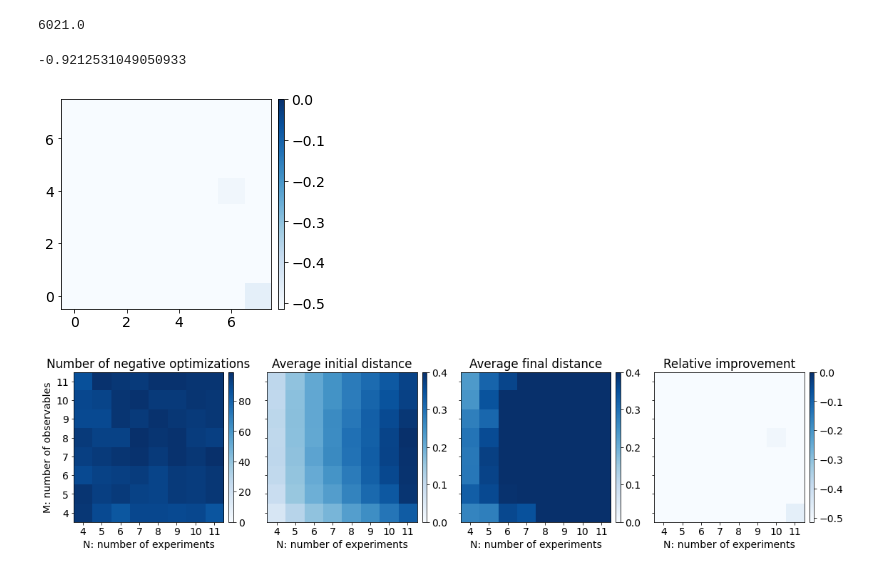
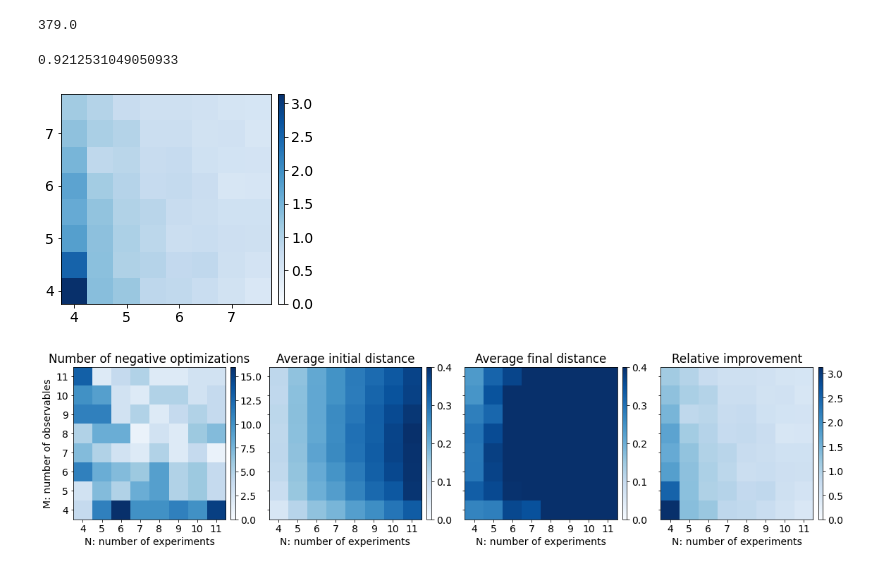
Before and after one commit to skozh/SVD, a Jupyter notebook: plot-3k-r.ipynb, the cells around one changed output. Cells and saved outputs as stored; diff of their text form; code cells hidden in the pictures.

```diff
--- a/plot-3k-r.ipynb
+++ b/plot-3k-r.ipynb
@@ -14,26 +14,28 @@ neg,avs,avm,avf,ri,rd = np.zeros((8,8)),np.zeros((8,8)),np.zeros((8,8)),np.zeros
 for m in range(8):
     for n in range(8):
         dnm = np.load('data/k3_r/m' + str(m+4) + '_n' + str(n+4) + '.npy')
-        diff = dnm[:,0] - dnm[:,1]
+        diff = dnm[:,1] - dnm[:,0]
         neg[m,n] = np.sum(diff<0)
         avs[m,n] = np.mean(dnm[:,0])
         avf[m,n] = np.mean(dnm[:,1])
-        ri[m,n] = (avs[m,n] - avf[m,n]) / avs[m,n]
+        ri[m,n] = (avf[m,n] - avs[m,n]) / avs[m,n]
 
 np.sum(neg)
 # %% [output]
-6021.0
+379.0
 # %%
 fig,ax = plt.subplots(1,1,figsize=(4,4))
 im = ax.imshow(ri, cmap='Blues', vmin=0, vmax=np.max(ri), origin='lower');
-
+xtk = 3+np.arange(0,8)
+ax.set_xticklabels(xtk)
+ax.set_yticklabels(xtk);
 div = make_axes_locatable(ax)
 cax = div.append_axes("right", size="3%", pad=0.1)
 plt.colorbar(im, cax=cax);
 np.mean(ri)
 # %% [output]
--0.9212531049050933
+0.9212531049050933
-[figure, old version]
+[figure, new version]
 # %%
 fig, ax = plt.subplots(1,4,figsize=(16,4),sharey=True)
 
@@ -63,6 +65,6 @@ for i in range(4):
 
 fig.tight_layout()
 # %% [output]
-[figure, old version]
+[figure, new version]
 # %%
 fig,ax = plt.subplots(1,1,figsize=(9,3))
```
Also changed, not shown: parts of 5 cells of this notebook, 17 other files.
